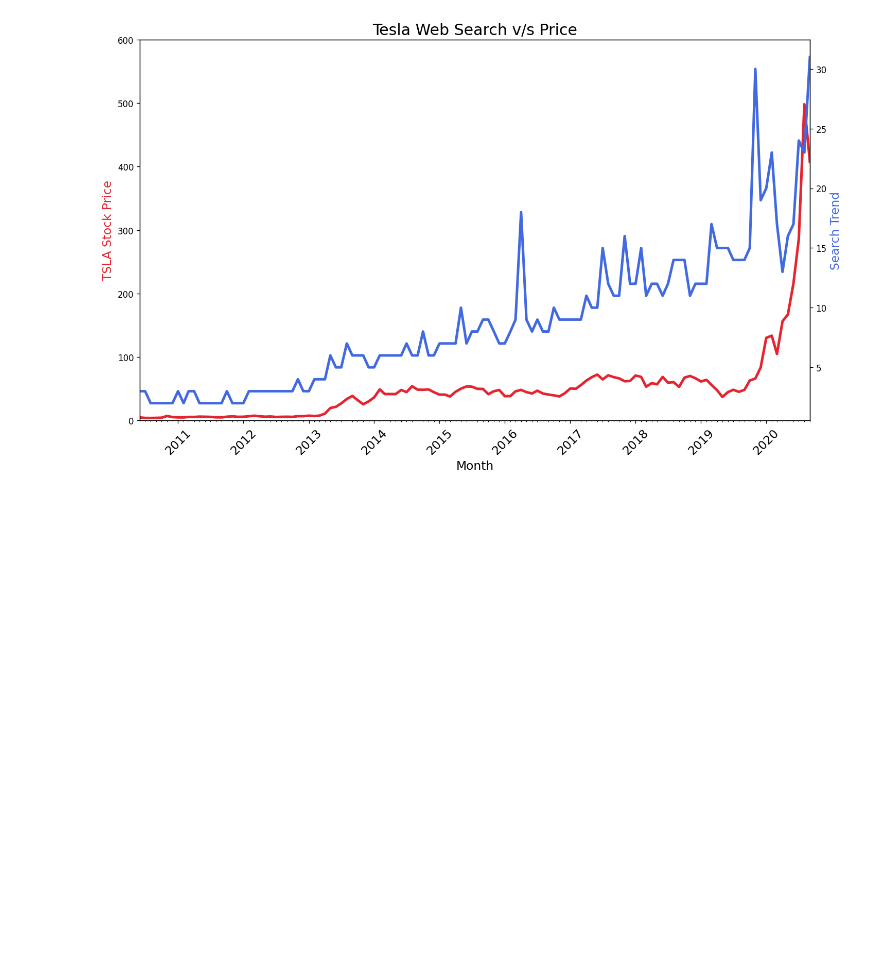
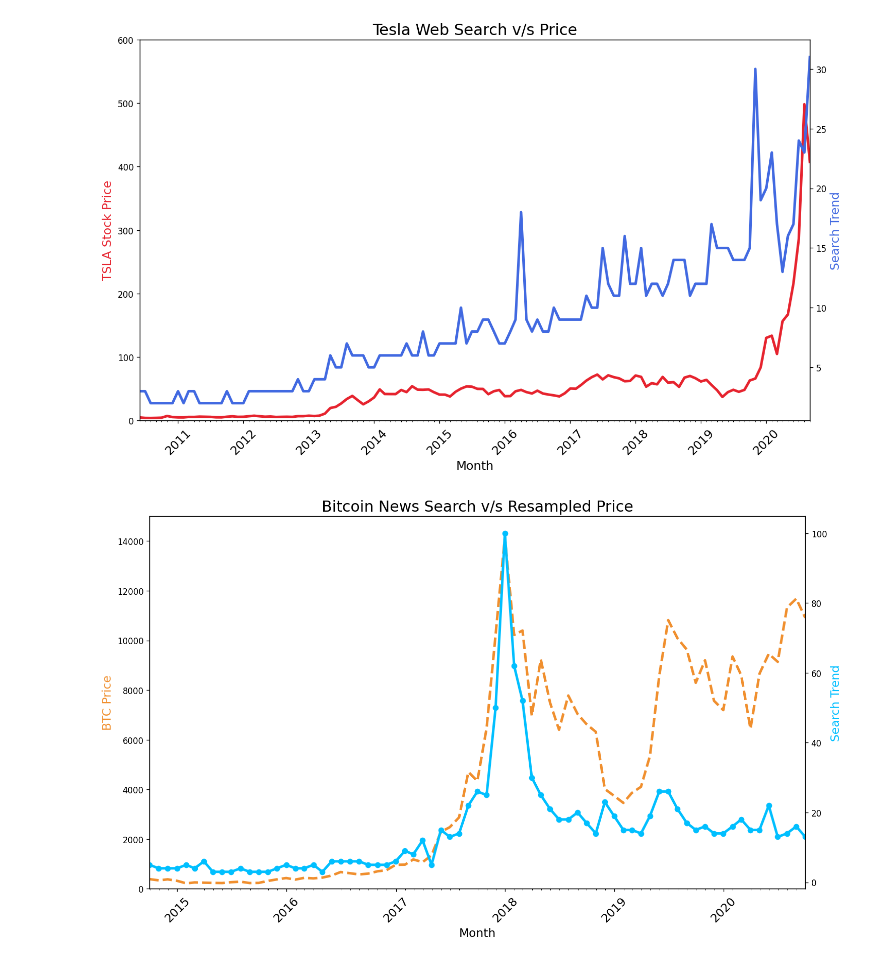
Before and after one commit to arindambala/Python, a Jupyter notebook: Udemy/Projects/VisTrend/main.ipynb, the cells around one changed output. Drawn from its saved outputs; the diff is of its cells as text; code cells hidden in the pictures; blank space fills up the shorter version.

```diff
--- a/Udemy/Projects/VisTrend/main.ipynb
+++ b/Udemy/Projects/VisTrend/main.ipynb
@@ -178,3 +178,36 @@ ax_search_trend.plot(df_tesla.MONTH, df_tesla.TSLA_WEB_SEARCH, color='royalblue'
 plt.show()
 # %% [output]
 [figure]
+# %%
+import matplotlib.dates as mdates
+
+years = mdates.YearLocator()
+months = mdates.MonthLocator()
+years_fmt = mdates.DateFormatter('%Y')
+
+plt.figure(figsize=(14,8), dpi=120)
+plt.title('Bitcoin News Search v/s Resampled Price', fontsize=18)
+
+plt.xticks(fontsize=14, rotation=45)
+
+ax_btc_price = plt.gca()
+ax_search_trend = ax_btc_price.twinx()
+
+ax_btc_price.xaxis.set_major_locator(years)
+ax_btc_price.xaxis.set_major_formatter(years_fmt)
+ax_btc_price.xaxis.set_minor_locator(months)
+
+ax_btc_price.set_ylabel('BTC Price', color='#F08F2E', fontsize=14)
+ax_search_trend.set_ylabel('Search Trend', color='deepskyblue', fontsize=14)
+
+ax_btc_price.set_ylim(bottom=0, top=15000)
+ax_btc_price.set_xlim([df_btc_monthly.index.min(), df_btc_monthly.index.max()])
+
+ax_btc_price.set_xlabel('Month', fontsize=14)
+
+ax_btc_price.plot(df_btc_monthly.index, df_btc_monthly.CLOSE, color='#F08F2E', linewidth=3, linestyle='--')
+ax_search_trend.plot(df_btc_monthly.index, df_btc_search.BTC_NEWS_SEARCH, color='deepskyblue', linewidth=3, marker='o')
+
+plt.show()
+# %% [output]
+[figure, added]
```
